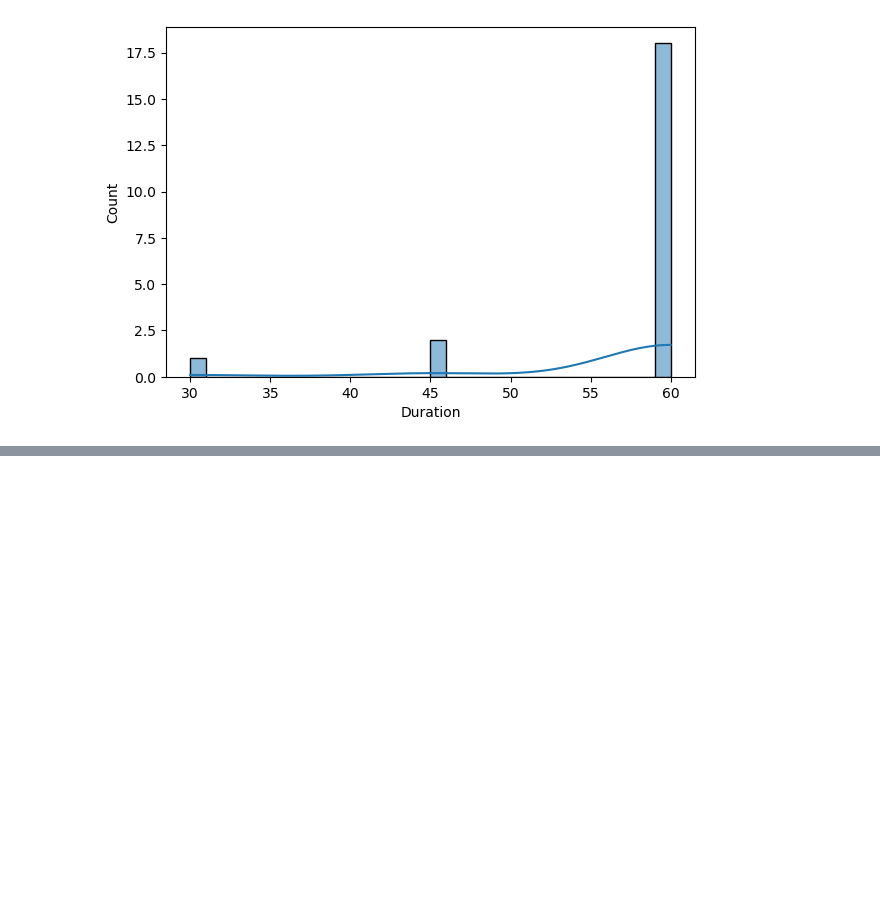
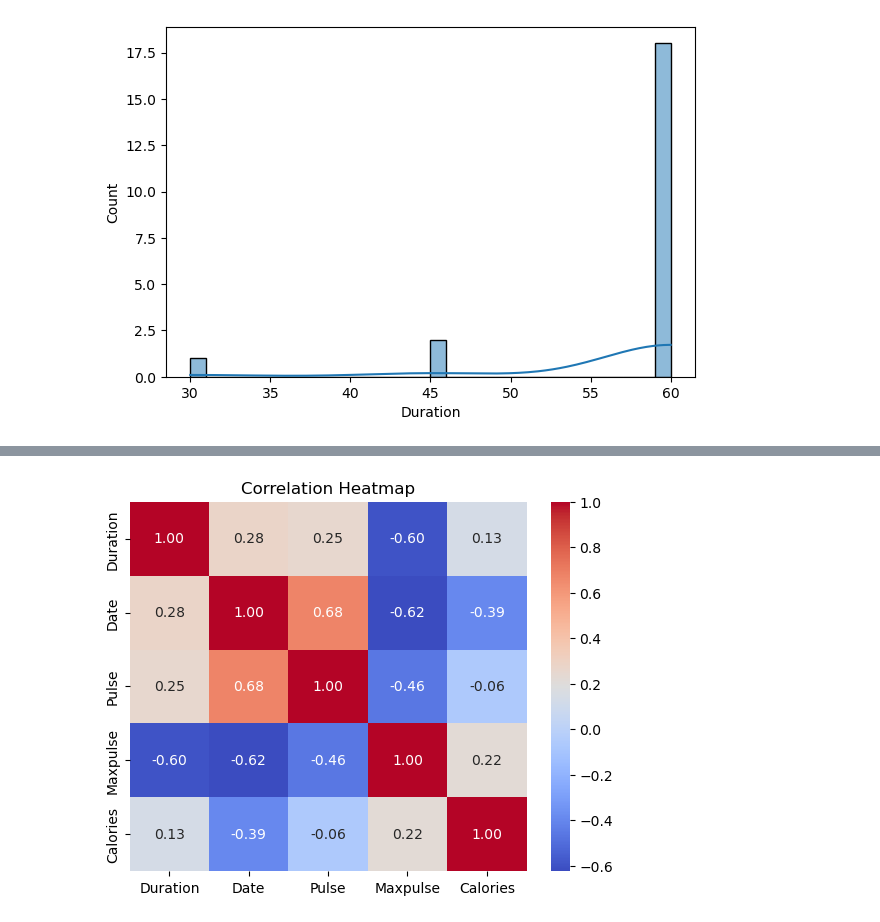
Before and after one commit to Arigye-Dorcus/Dorcus-Arigye, a Jupyter notebook: datascience/work.ipynb, the cells around one changed output, grey strips where cells are left out. Cells and saved outputs as stored; diff of their text form; code cells hidden in the pictures; blank space fills up the shorter version.

```diff
--- a/datascience/work.ipynb
+++ b/datascience/work.ipynb
@@ -151,6 +176,8 @@ plt.title('Duration vs Pulse')
 # %%
 #Correlation heatmap
-# corr=df.corr()
-# sns.heatmap(corr,annot=True, cmap='coolwarm', fmt='.2f')
-# plt.title('Correlation Heatmap')
-# plt.show()
+corr=df.corr()
+sns.heatmap(corr,annot=True, cmap='coolwarm', fmt='.2f')
+plt.title('Correlation Heatmap')
+plt.show()
+# %% [output]
+[figure, added]
```
Also changed, not shown: parts of 3 cells of this notebook.
